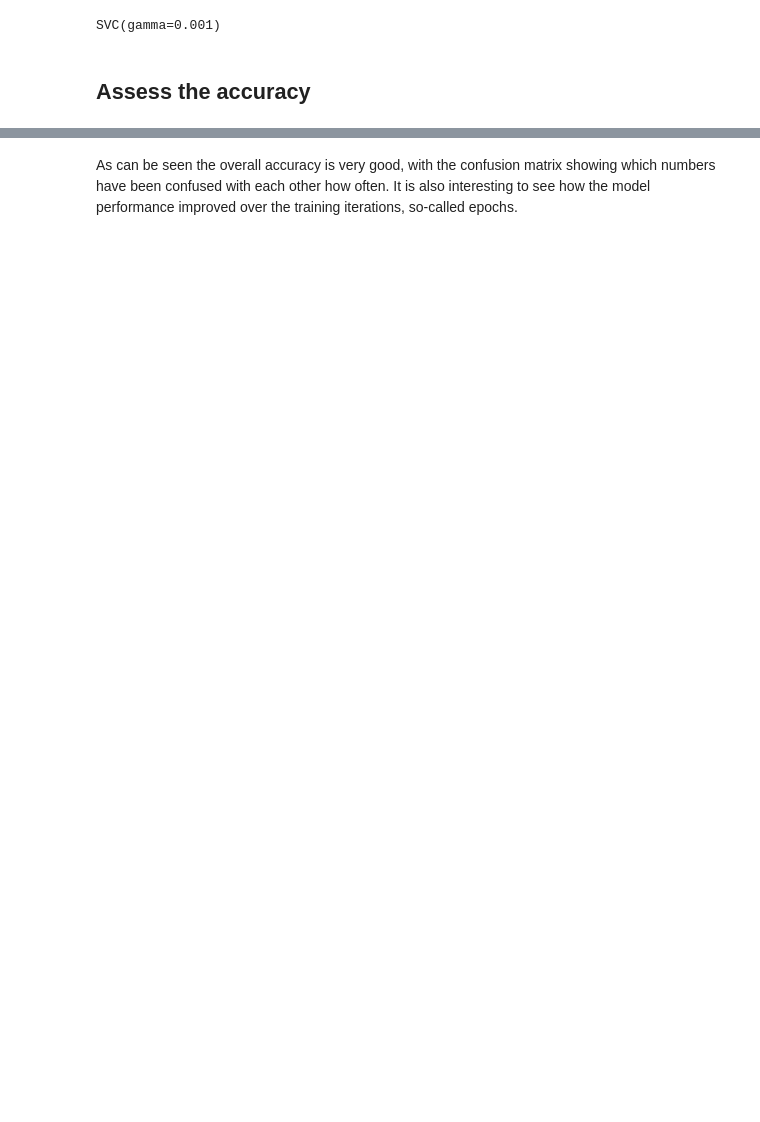
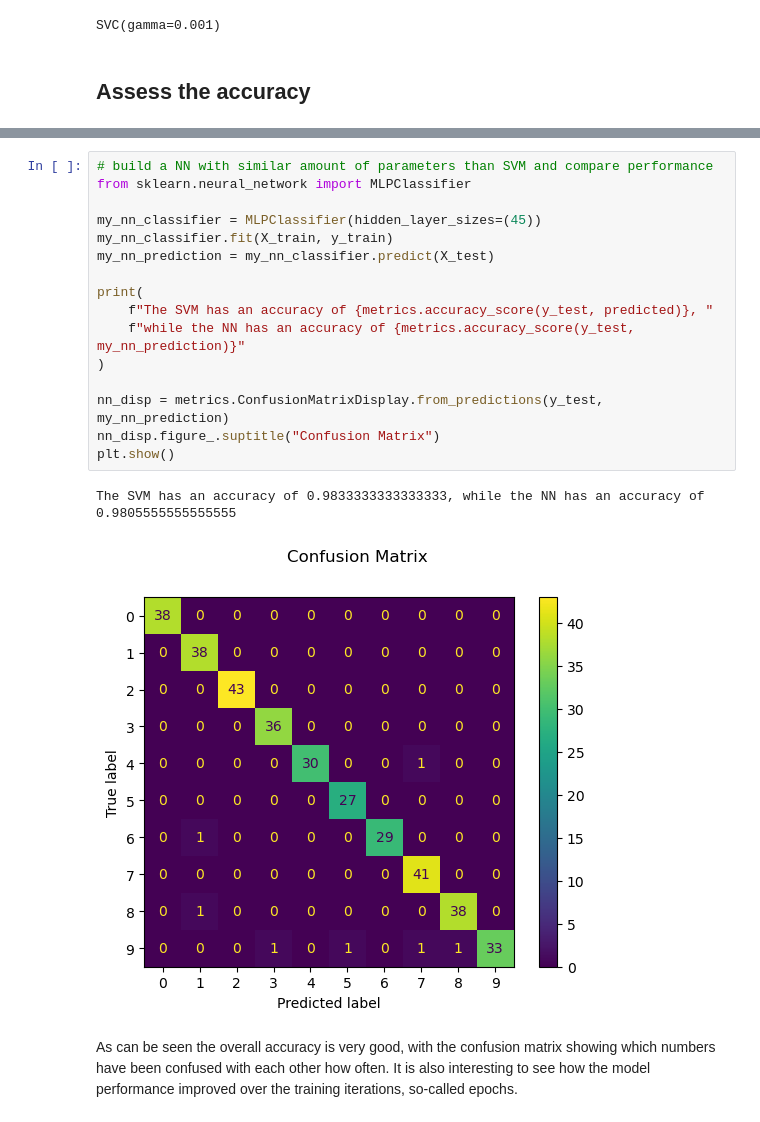
Before and after one commit to kthpanor/cb1020, a Jupyter notebook: docs/machine_learning_scikit.ipynb, the cells around one changed output, grey strips where cells are left out. Drawn from its saved outputs; the diff is of its cells as text; blank space fills up the shorter version.

Commit message:
refinements in sklearn notebook, now referencing the pytorch notebook

```diff
--- a/docs/machine_learning_scikit.ipynb
+++ b/docs/machine_learning_scikit.ipynb
@@ -108,3 +163,22 @@ plt.show()
+# %%
+# build a NN with similar amount of parameters than SVM and compare performance
+from sklearn.neural_network import MLPClassifier
+
+my_nn_classifier = MLPClassifier(hidden_layer_sizes=(45))
+my_nn_classifier.fit(X_train, y_train)
+my_nn_prediction = my_nn_classifier.predict(X_test)
+
+print(
+    f"The SVM has an accuracy of {metrics.accuracy_score(y_test, predicted)}, "
+    f"while the NN has an accuracy of {metrics.accuracy_score(y_test, my_nn_prediction)}"
+)
+
+nn_disp = metrics.ConfusionMatrixDisplay.from_predictions(y_test, my_nn_prediction)
+nn_disp.figure_.suptitle("Confusion Matrix")
+plt.show()
+# %% [output]
+The SVM has an accuracy of 0.9833333333333333, while the NN has an accuracy of 0.9805555555555555
+[figure, added]
 # %% [markdown]
 As can be seen the overall accuracy is very good, with the confusion matrix showing which numbers have been confused with each other how often.
 It is also interesting to see how the model performance improved over the training iterations, so-called epochs.
```
Also changed, not shown: parts of 27 cells of this notebook, 1 other file.
